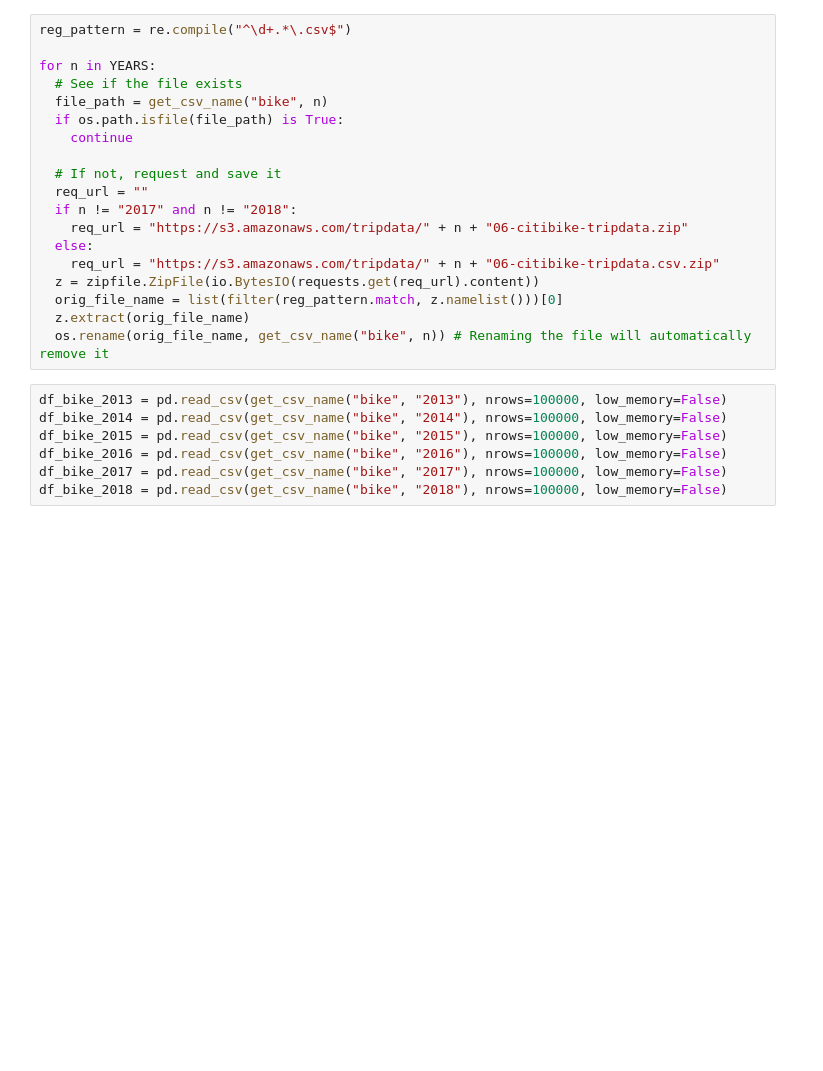
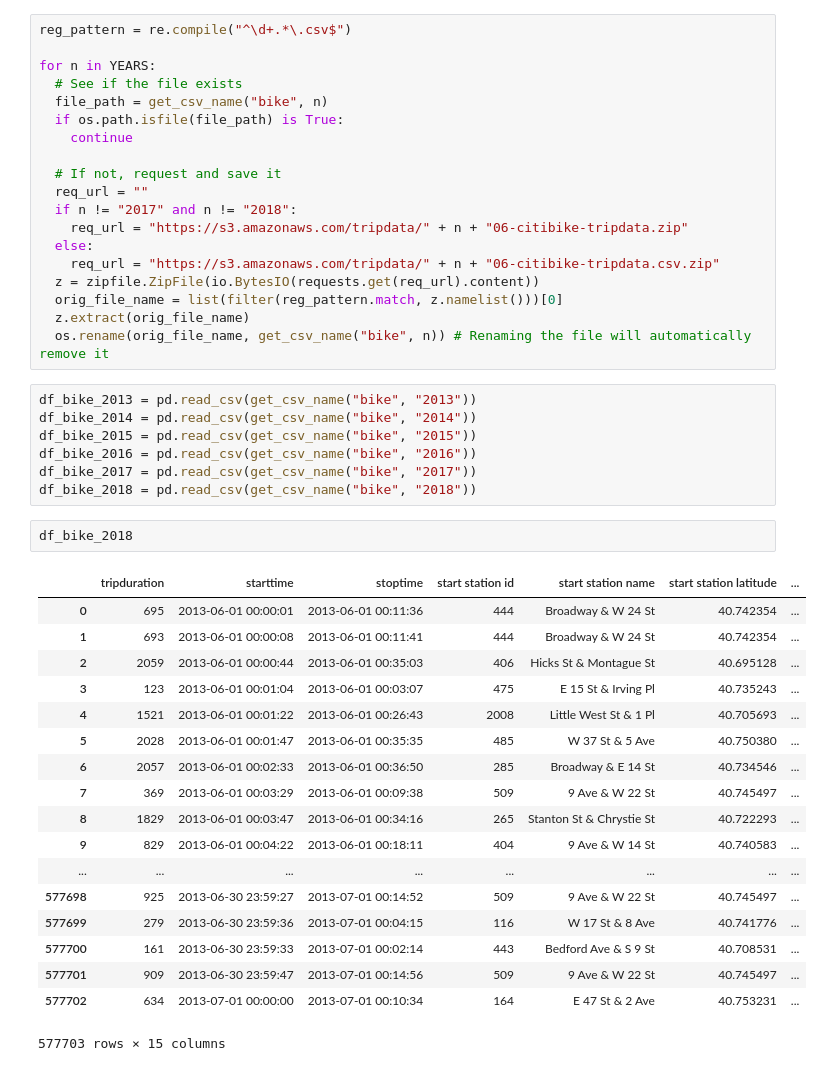
Before and after one commit to dvignoles/nyc-transpo, a Jupyter notebook: nyc_transpo.ipynb, the cells around one changed output. Drawn from its saved outputs; the diff is of its cells as text; blank space fills up the shorter version.

```diff
--- a/nyc_transpo.ipynb
+++ b/nyc_transpo.ipynb
@@ -73,9 +123,30 @@ for n in YEARS:
   z.extract(orig_file_name)
   os.rename(orig_file_name, get_csv_name("bike", n)) # Renaming the file will automatically remove it
 # %%
-df_bike_2013 = pd.read_csv(get_csv_name("bike", "2013"), nrows=100000, low_memory=False)
-df_bike_2014 = pd.read_csv(get_csv_name("bike", "2014"), nrows=100000, low_memory=False)
-df_bike_2015 = pd.read_csv(get_csv_name("bike", "2015"), nrows=100000, low_memory=False)
-df_bike_2016 = pd.read_csv(get_csv_name("bike", "2016"), nrows=100000, low_memory=False)
-df_bike_2017 = pd.read_csv(get_csv_name("bike", "2017"), nrows=100000, low_memory=False)
-df_bike_2018 = pd.read_csv(get_csv_name("bike", "2018"), nrows=100000, low_memory=False)
+df_bike_2013 = pd.read_csv(get_csv_name("bike", "2013"))
+df_bike_2014 = pd.read_csv(get_csv_name("bike", "2014"))
+df_bike_2015 = pd.read_csv(get_csv_name("bike", "2015"))
+df_bike_2016 = pd.read_csv(get_csv_name("bike", "2016"))
+df_bike_2017 = pd.read_csv(get_csv_name("bike", "2017"))
+df_bike_2018 = pd.read_csv(get_csv_name("bike", "2018"))
+# %%
+df_bike_2018
+# %% [output]
+|  | tripduration | starttime | stoptime | start station id | start station name | start station latitude | ... |
+| 0 | 695 | 2013-06-01 00:00:01 | 2013-06-01 00:11:36 | 444 | Broadway & W 24 St | 40.742354 | ... |
+| 1 | 693 | 2013-06-01 00:00:08 | 2013-06-01 00:11:41 | 444 | Broadway & W 24 St | 40.742354 | ... |
+| 2 | 2059 | 2013-06-01 00:00:44 | 2013-06-01 00:35:03 | 406 | Hicks St & Montague St | 40.695128 | ... |
+| 3 | 123 | 2013-06-01 00:01:04 | 2013-06-01 00:03:07 | 475 | E 15 St & Irving Pl | 40.735243 | ... |
+| 4 | 1521 | 2013-06-01 00:01:22 | 2013-06-01 00:26:43 | 2008 | Little West St & 1 Pl | 40.705693 | ... |
+| 5 | 2028 | 2013-06-01 00:01:47 | 2013-06-01 00:35:35 | 485 | W 37 St & 5 Ave | 40.750380 | ... |
+| 6 | 2057 | 2013-06-01 00:02:33 | 2013-06-01 00:36:50 | 285 | Broadway & E 14 St | 40.734546 | ... |
+| 7 | 369 | 2013-06-01 00:03:29 | 2013-06-01 00:09:38 | 509 | 9 Ave & W 22 St | 40.745497 | ... |
+| 8 | 1829 | 2013-06-01 00:03:47 | 2013-06-01 00:34:16 | 265 | Stanton St & Chrystie St | 40.722293 | ... |
+| 9 | 829 | 2013-06-01 00:04:22 | 2013-06-01 00:18:11 | 404 | 9 Ave & W 14 St | 40.740583 | ... |
+| ... | ... | ... | ... | ... | ... | ... | ... |
+| 577698 | 925 | 2013-06-30 23:59:27 | 2013-07-01 00:14:52 | 509 | 9 Ave & W 22 St | 40.745497 | ... |
+| 577699 | 279 | 2013-06-30 23:59:36 | 2013-07-01 00:04:15 | 116 | W 17 St & 8 Ave | 40.741776 | ... |
+| 577700 | 161 | 2013-06-30 23:59:33 | 2013-07-01 00:02:14 | 443 | Bedford Ave & S 9 St | 40.708531 | ... |
+| 577701 | 909 | 2013-06-30 23:59:47 | 2013-07-01 00:14:56 | 509 | 9 Ave & W 22 St | 40.745497 | ... |
+| 577702 | 634 | 2013-07-01 00:00:00 | 2013-07-01 00:10:34 | 164 | E 47 St & 2 Ave | 40.753231 | ... |
+577703 rows × 15 columns
```
Also changed, not shown: parts of 5 cells of this notebook.
